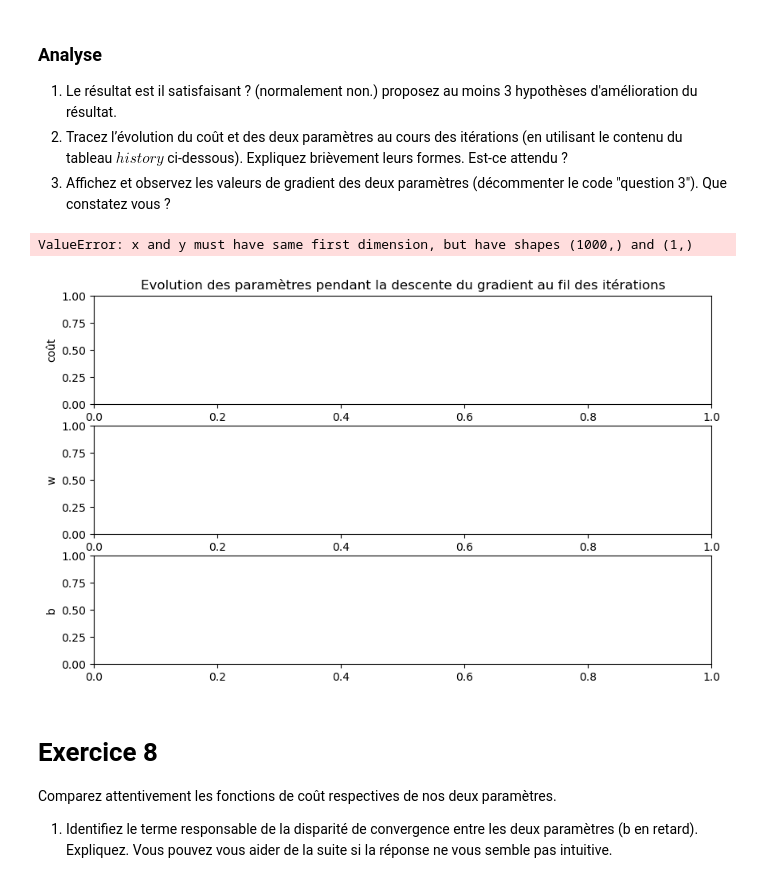
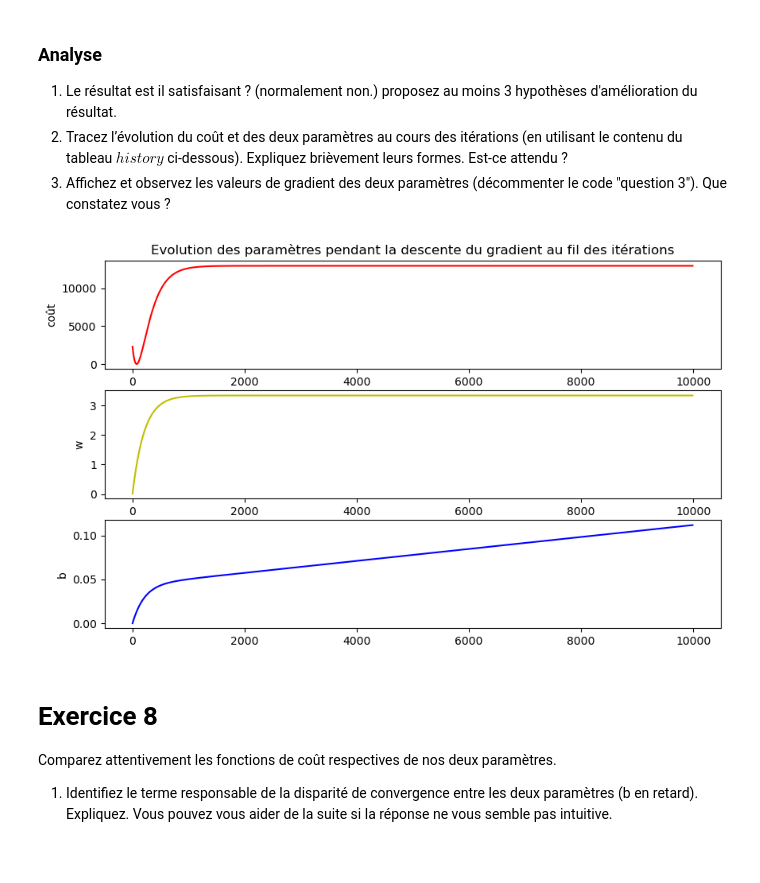
Before and after one commit to Hemiole/ml26, a Jupyter notebook: TD1-intro_machine_learning.ipynb, the cells around one changed output. Saved outputs shown, nothing was run; the diff lists cells and outputs as text; code cells hidden in the pictures.

```diff
--- a/TD1-intro_machine_learning.ipynb
+++ b/TD1-intro_machine_learning.ipynb
@@ -356,12 +356,13 @@ def compute_gradients(X, y, w, b):
     m = np.size(X)
     # À faire
     # Prédictions du modèle
-    predicted_y = y*w + b
+    predicted_y = predict_linear(X, w, b)
     # Distances entre prédictions et valeurs réelles
-    dist = predicted_y-X
+    dist = predicted_y-y
     # gradients
     #dw = w-dist
-    dw = (1/m)*np.sum(dist)*X
+    #dw = (1/m)*np.sum(dist)*X
+    dw = (1/m)*np.sum(dist*X)
     db = (1/m)*np.sum(dist)
     #db = b-dist
 
@@ -410,26 +410,25 @@ final loss :  1053.2692452942056
 # %%
 
 
 iterations = [h[0] for h in history]
 # À faire
-cost_history = ...
-w_history = ...
-b_history = ...
+cost_history = [h[1] for h in history]
+w_history = [h[2] for h in history]
+b_history = [h[3] for h in history]
 
 
 fig, (ax1, ax2, ax3) = plt.subplots(3,1,figsize=(10, 6))
 ax1.set_xlabel("Itération")
 ax1.set_ylabel("coût")
 ax2.set_ylabel("w")
 ax3.set_ylabel("b")
 ax1.set_title("Evolution des paramètres pendant la descente du gradient au fil des itérations")
 ax1.plot(iterations, cost_history, c="r")
 ax2.plot(iterations, w_history, c="y")
 ax3.plot(iterations, b_history, c="b")
 plt.show()
 # %% [output]
-ValueError: x and y must have same first dimension, but have shapes (1000,) and (1,)
-[figure, old version]
+[figure, new version]
 # %% [markdown]
 # Exercice 8
 
```
Also changed, not shown: parts of 1 cell of this notebook.
